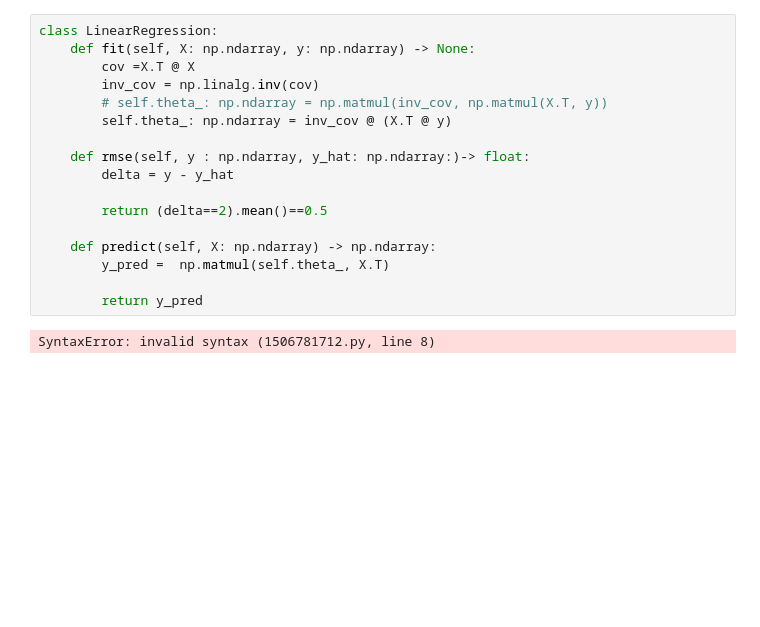
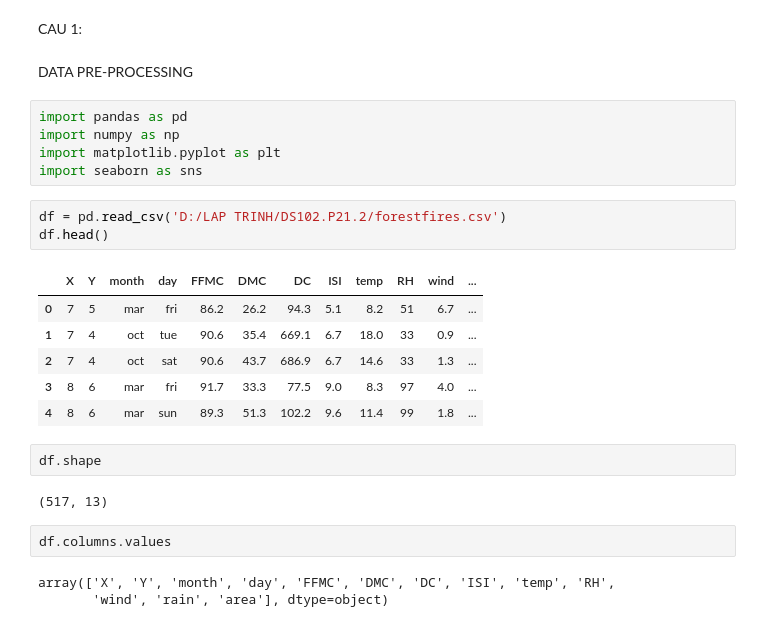
Before and after one commit to thythybui/DS102.P21.2, a Jupyter notebook: LAB_1/CAU_1.ipynb, the cells around one changed output. Drawn from its saved outputs; the diff is of its cells as text; blank space fills up the shorter version.

```diff
--- a/LAB_1/CAU_1.ipynb
+++ b/LAB_1/CAU_1.ipynb
@@ -1,19 +1,28 @@
-# %%
-class LinearRegression:
-    def fit(self, X: np.ndarray, y: np.ndarray) -> None:
-        cov =X.T @ X
-        inv_cov = np.linalg.inv(cov)
-        # self.theta_: np.ndarray = np.matmul(inv_cov, np.matmul(X.T, y))
-        self.theta_: np.ndarray = inv_cov @ (X.T @ y)
-
-    def rmse(self, y : np.ndarray, y_hat: np.ndarray:)-> float:
-        delta = y - y_hat
-
-        return (delta==2).mean()==0.5
-
-    def predict(self, X: np.ndarray) -> np.ndarray:
-        y_pred =  np.matmul(self.theta_, X.T)
-
-        return y_pred
-# %% [output]
-SyntaxError: invalid syntax (1506781712.py, line 8)
+# %% [markdown]
+CAU 1:
+# %% [markdown]
+DATA PRE-PROCESSING
+# %%
+import pandas as pd
+import numpy as np
+import matplotlib.pyplot as plt
+import seaborn as sns
+# %%
+df = pd.read_csv('D:/LAP TRINH/DS102.P21.2/forestfires.csv')
+df.head()
+# %% [output]
+|  | X | Y | month | day | FFMC | DMC | DC | ISI | temp | RH | wind | ... |
+| 0 | 7 | 5 | mar | fri | 86.2 | 26.2 | 94.3 | 5.1 | 8.2 | 51 | 6.7 | ... |
+| 1 | 7 | 4 | oct | tue | 90.6 | 35.4 | 669.1 | 6.7 | 18.0 | 33 | 0.9 | ... |
+| 2 | 7 | 4 | oct | sat | 90.6 | 43.7 | 686.9 | 6.7 | 14.6 | 33 | 1.3 | ... |
+| 3 | 8 | 6 | mar | fri | 91.7 | 33.3 | 77.5 | 9.0 | 8.3 | 97 | 4.0 | ... |
+| 4 | 8 | 6 | mar | sun | 89.3 | 51.3 | 102.2 | 9.6 | 11.4 | 99 | 1.8 | ... |
+# %%
+df.shape
+# %% [output]
+(517, 13)
+# %%
+df.columns.values
+# %% [output]
+array(['X', 'Y', 'month', 'day', 'FFMC', 'DMC', 'DC', 'ISI', 'temp', 'RH',
+       'wind', 'rain', 'area'], dtype=object)
```
Also changed, not shown: parts of 18 cells of this notebook.
